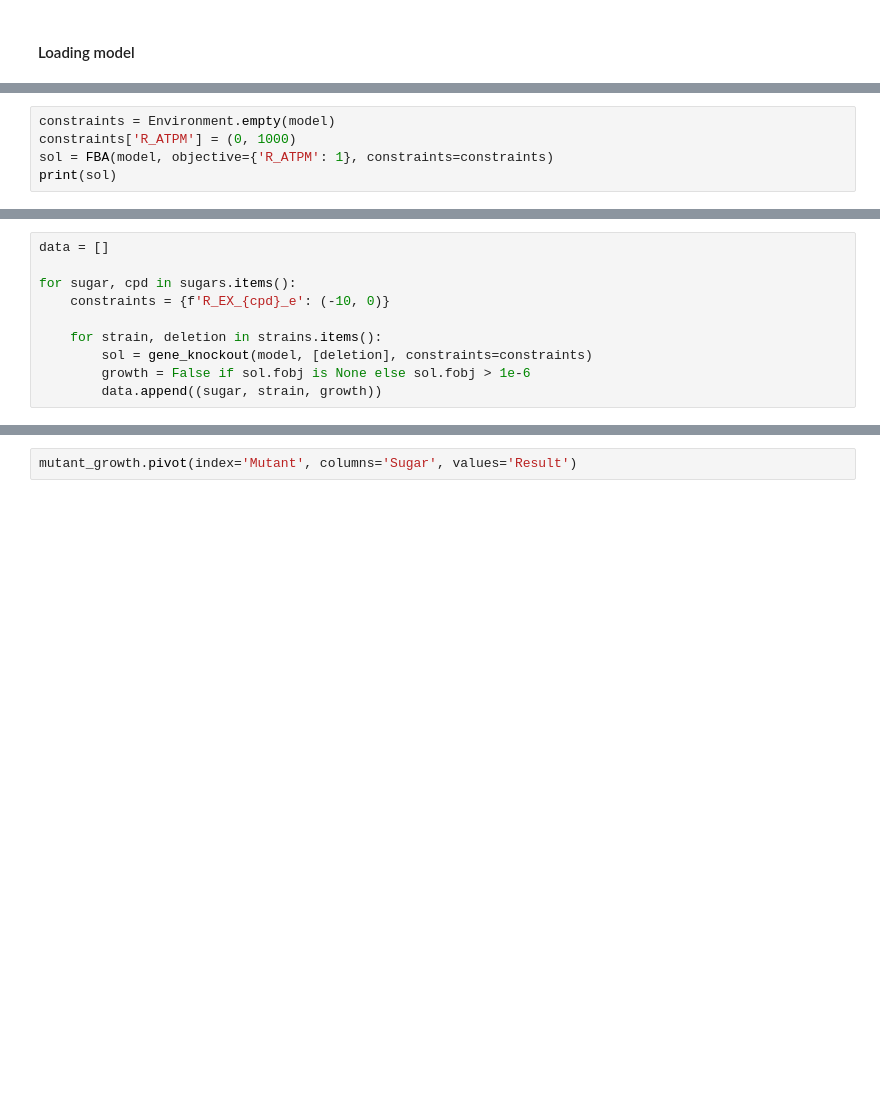
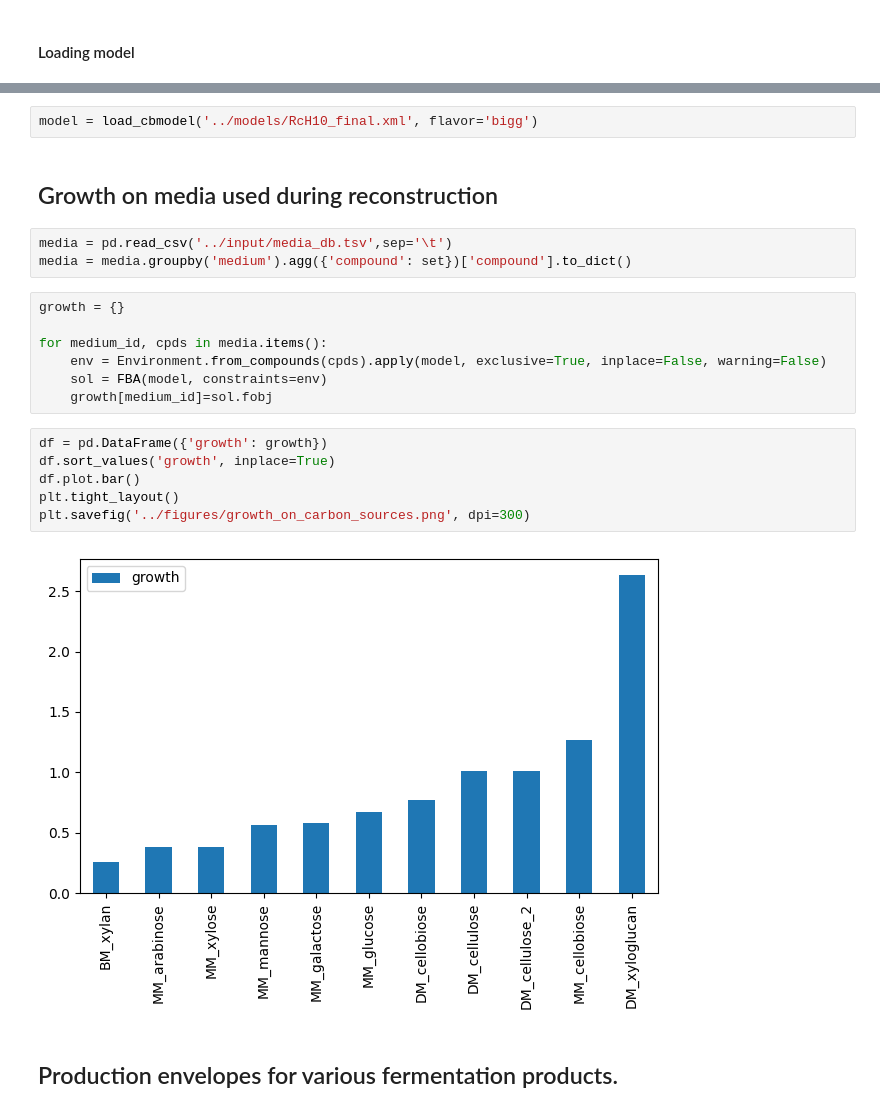
Before and after one commit to IdunBurgos/Ruminiclostridium-cellullolyticum-model-final, a Jupyter notebook: notebooks/Step 5 - Model testing.ipynb, the cells around one changed output, grey strips where cells are left out. Saved outputs shown, nothing was run; the diff lists cells and outputs as text; blank space fills up the shorter version.

```diff
--- a/notebooks/Step 5 - Model testing.ipynb
+++ b/notebooks/Step 5 - Model testing.ipynb
@@ -46,5 +9,0 @@ plt.savefig('../figures/growth_on_carbon_sources.png', dpi=300)
-# %%
-constraints = Environment.empty(model)
-constraints['R_ATPM'] = (0, 1000)
-sol = FBA(model, objective={'R_ATPM': 1}, constraints=constraints)
-print(sol)
@@ -187,10 +9,0 @@ strains = {
-# %%
-data = []
-
-for sugar, cpd in sugars.items():
-    constraints = {f'R_EX_{cpd}_e': (-10, 0)}
-
-    for strain, deletion in strains.items():
-        sol = gene_knockout(model, [deletion], constraints=constraints)
-        growth = False if sol.fobj is None else sol.fobj > 1e-6
-        data.append((sugar, strain, growth))
@@ -217,2 +10,24 @@ mutant_growth['Result'] = mutant_growth.apply(compare, axis=1)
-# %%
-mutant_growth.pivot(index='Mutant', columns='Sugar', values='Result')
+# %%
+model = load_cbmodel('../models/RcH10_final.xml', flavor='bigg')
+# %% [markdown]
+## Growth on media used during reconstruction
+# %%
+media = pd.read_csv('../input/media_db.tsv',sep='\t')
+media = media.groupby('medium').agg({'compound': set})['compound'].to_dict()
+# %%
+growth = {}
+
+for medium_id, cpds in media.items():
+    env = Environment.from_compounds(cpds).apply(model, exclusive=True, inplace=False, warning=False)
+    sol = FBA(model, constraints=env)
+    growth[medium_id]=sol.fobj
+# %%
+df = pd.DataFrame({'growth': growth})
+df.sort_values('growth', inplace=True)
+df.plot.bar()
+plt.tight_layout()
+plt.savefig('../figures/growth_on_carbon_sources.png', dpi=300)
+# %% [output]
+[figure, added]
+# %% [markdown]
+## Production envelopes for various fermentation products.
```
Also changed, not shown: parts of 41 cells of this notebook, 6 other files.
